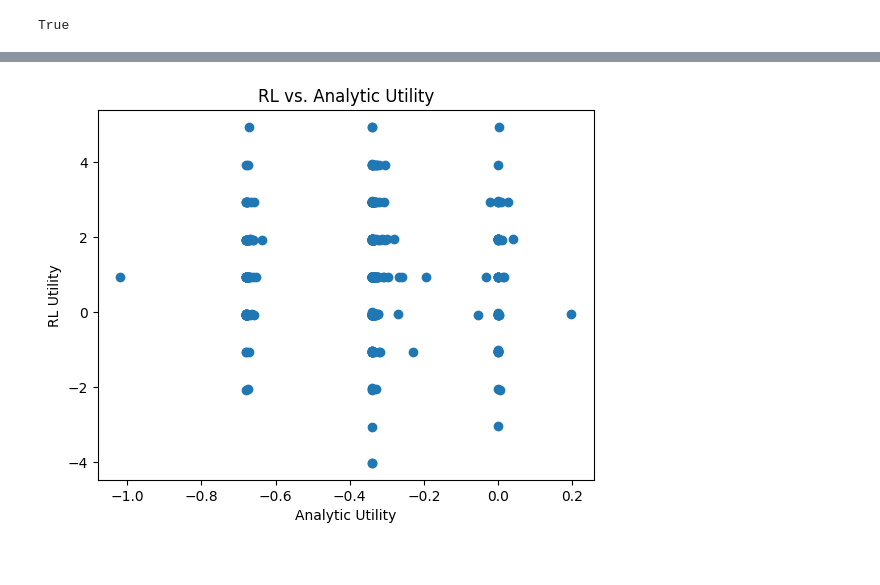
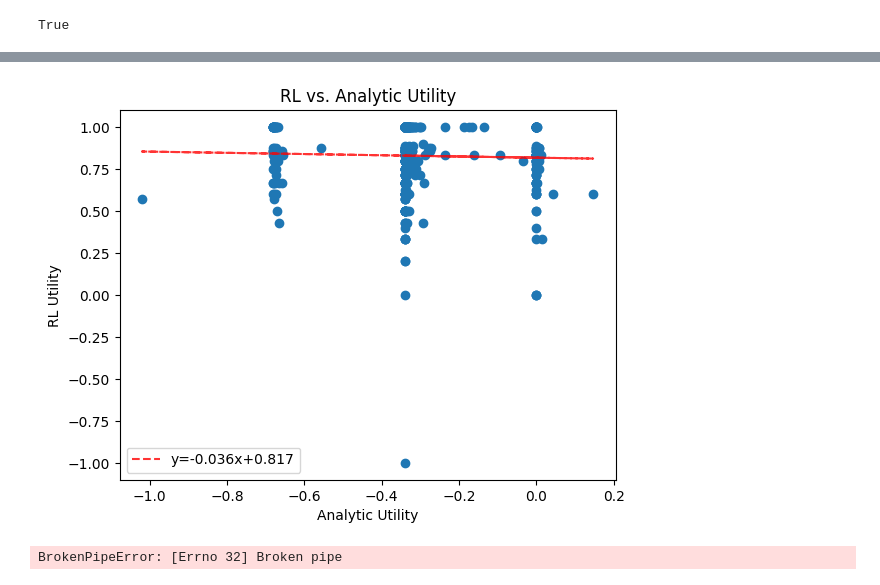
Before and after one commit to Shreeyam/phd_code, a Jupyter notebook: notebooks/exploration/rl_lookahead_actual.ipynb, the cells around one changed output, grey strips where cells are left out. Cells and saved outputs as stored; diff of their text form; code cells hidden in the pictures.

```diff
--- a/notebooks/exploration/rl_lookahead_actual.ipynb
+++ b/notebooks/exploration/rl_lookahead_actual.ipynb
@@ -51,7 +51,7 @@ class LookaheadEnv(gym.Env):
         self.alongtrack_discretization = alongtrack_discretization
 
         # Figure out the number of states
-        self.crosstrack_states = int(np.floor(2 * self.field_of_regard) / (self.crosstrack_discretization))
+        self.crosstrack_states = int(np.floor(2 * self.field_of_regard / (self.crosstrack_discretization)))
         # First figure out the horizon angle
         self.horizon_angle = horizon_angle(self.orbit)
         self.horizon_time = horizon_time(self.orbit)
@@ -90,7 +90,6 @@ class LookaheadEnv(gym.Env):
             _, _, utility_analytic, _, _, _, _ = actual_advantage(pitch_deg, roll_deg, orbit_new, self.K, time, accesses_filtered, points, self.schedule)
         # If the first action is 0, don't do anything
         if pitch_deg <= 22.5 or len(accesses_filtered) == 0:
-
             self.current_idx = self.current_idx + 1
             return self._get_obs(accesses_filtered, self.schedule,time), 0, False, True, {"utility_analytic": None if not self.eval_analytic else utility_analytic}
 
@@ -110,14 +109,23 @@ class LookaheadEnv(gym.Env):
         schedule_slice = [a for a in self.schedule if a.time >= min_time and a.time <= max_time]
         original_schedule_advantage = np.sum([not a.state["cloudy"] for a in schedule_slice])
         access_slice = [a for a in self.accesses if a.time >= min_time and a.time <= max_time and not (a.state["observed"] and a.state["cloudy"])]
+        access_slice_omni = [a for a in self.accesses if a.time >= min_time and a.time<= max_time and not (a.state["cloudy"])]
 
         new_schedule = milp_schedule(access_slice, self.requests, self.agility)
+        omni_schedule = milp_schedule(access_slice_omni, self.requests, self.agility)
+
         new_advantage = np.sum([not a.state["cloudy"] for a in new_schedule])
+        omni_advantage = len(omni_schedule)
 
         # 22.5 deg boresight
         t_maneuver = (self.agility(pitch_deg - 22.5) * 2) - self.agility(0)
         missed_opportunities = len([s for s in schedule_slice if not s.state["cloudy"] and self.agility(s.angle) > t_maneuver])
-        reward = new_advantage - missed_opportunities - original_schedule_advantage - 0.001 * (t_maneuver)
+        # reward = new_advantage - missed_opportunities - original_schedule_advantage - 0.001 * (t_maneuver)
+
+        if(omni_advantage - missed_opportunities == 0):
+            reward = 0
+        else:
+            reward = (new_advantage - missed_opportunities) / (omni_advantage - missed_opportunities)
 
         # Move to the next schedule block
         self.current_idx = self.current_idx + 1
@@ -339,8 +347,8 @@ policy_kwargs = {
     }
 }
 
-model = SAC("MlpPolicy", train_env, verbose=0, tensorboard_log="./test_with_schedule", policy_kwargs=policy_kwargs, gamma=1.0, batch_size=1024)
-# model = PPO("MlpPolicy", train_env, verbose=0, tensorboard_log="./test_with_schedule", policy_kwargs=policy_kwargs, gamma=1.0)
+# model = SAC("MlpPolicy", train_env, verbose=0, tensorboard_log="./test_with_schedule", policy_kwargs=policy_kwargs, gamma=1.0, batch_size=256)
+model = PPO("MlpPolicy", train_env, verbose=0, tensorboard_log="./test_with_schedule", policy_kwargs=policy_kwargs, gamma=1.0)
 model.learn(total_timesteps=500000)
 # %%
 model.save("test_with_schedule_sac_200k")
@@ -481,11 +451,21 @@ print(analytic_rl_pairs)
 # %%
 analytic_utility = [x[0] for x in analytic_rl_pairs]
+
 rl_utility = [x[1] for x in analytic_rl_pairs]
+# Add line of best fit
+z = np.polyfit(analytic_utility, rl_utility, 1)
+p = np.poly1d(z)
+plt.plot(analytic_utility, p(analytic_utility), "r--", alpha=0.8, label=f"y={z[0]:.3f}x+{z[1]:.3f}")
+plt.legend()
 
 plt.scatter(analytic_utility, rl_utility)
 plt.xlabel("Analytic Utility")
 plt.ylabel("RL Utility")
 plt.title("RL vs. Analytic Utility")
 plt.show()
 # %% [output]
-[figure, old version]
+[figure, new version]
+# %%
+train_env.step(np.array([0]));
+# %% [output]
+BrokenPipeError: [Errno 32] Broken pipe
```
Also changed, not shown: parts of 1 cell of this notebook.
